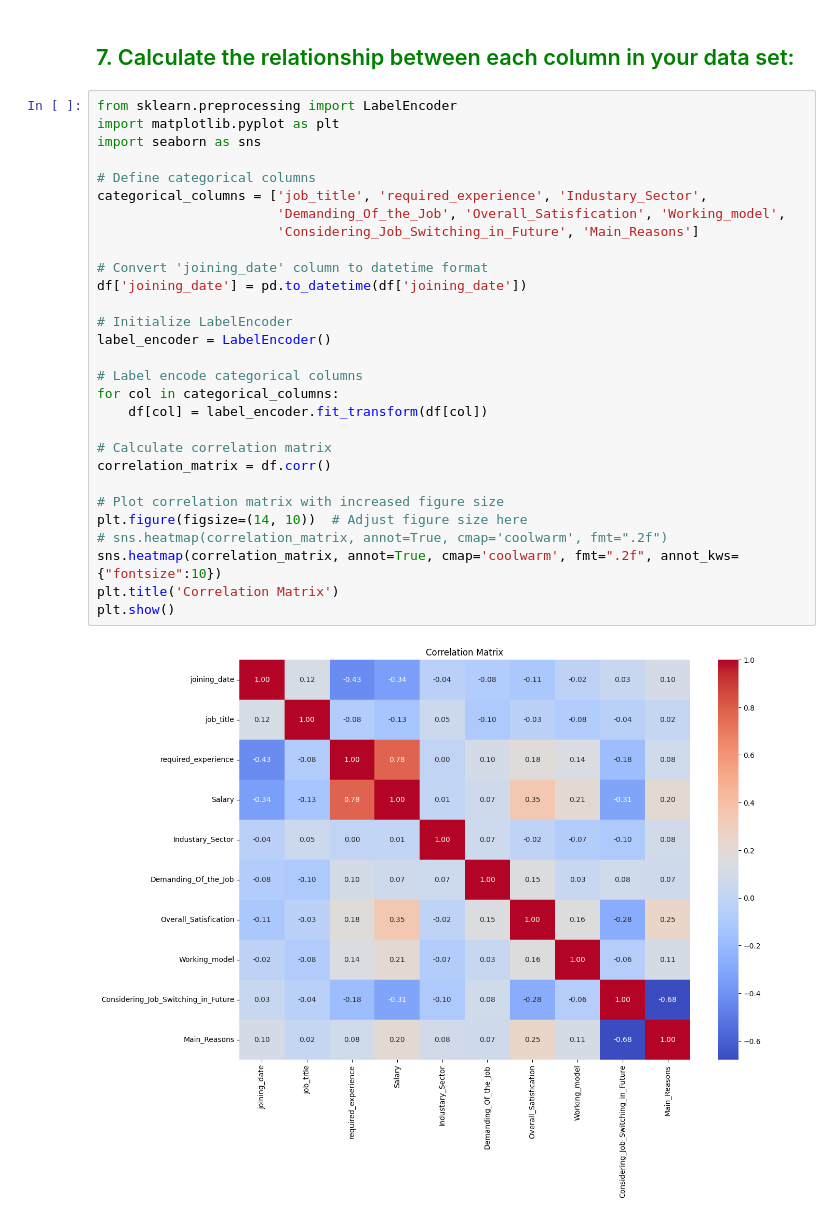
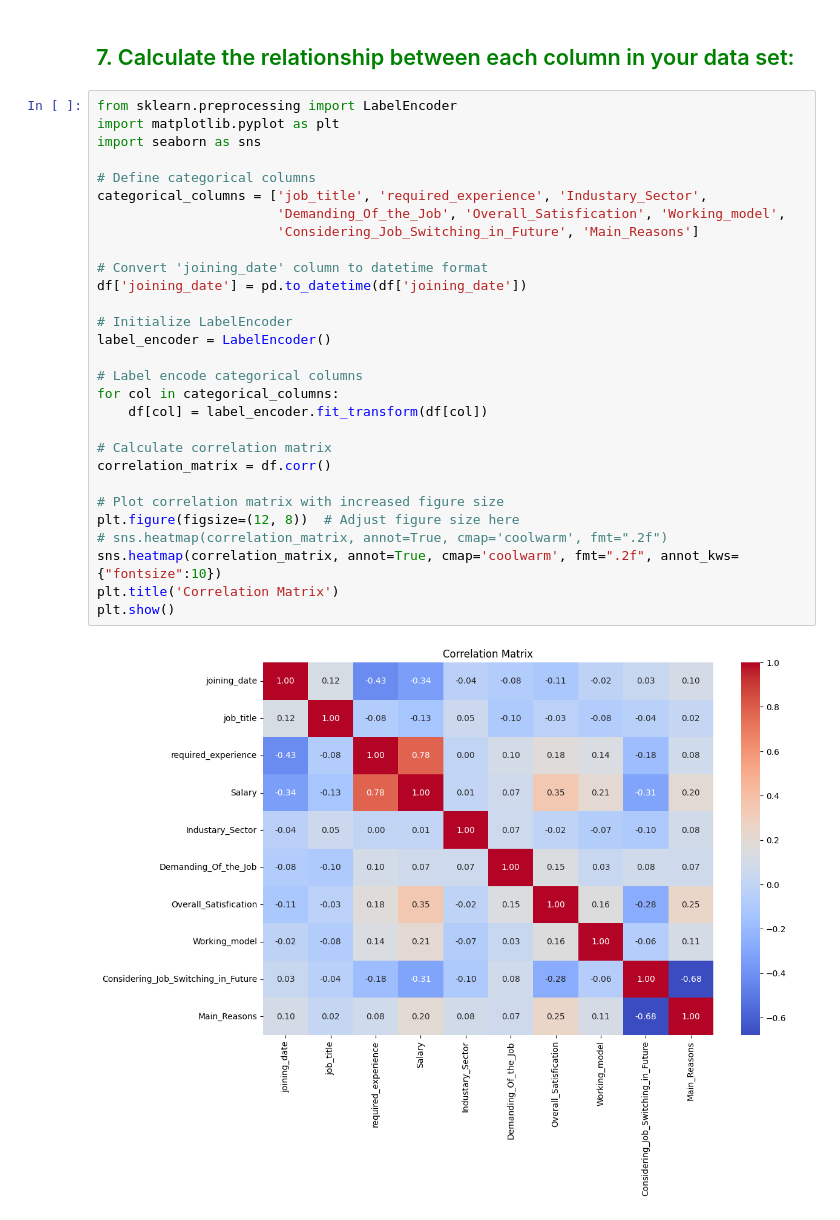
Before and after one commit to MDalamin5/Data-Science-ML, a Jupyter notebook: CSE445/Assignments/Assignment-1/Assignment-1.ipynb, the cells around one changed output. Saved outputs shown, nothing was run; the diff lists cells and outputs as text.

```diff
--- a/CSE445/Assignments/Assignment-1/Assignment-1.ipynb
+++ b/CSE445/Assignments/Assignment-1/Assignment-1.ipynb
@@ -83,31 +89,31 @@ Yes, Scaling might be necessary depending on the range and distribution of the n
 # %%
 from sklearn.preprocessing import LabelEncoder
 import matplotlib.pyplot as plt
 import seaborn as sns
 
 # Define categorical columns
 categorical_columns = ['job_title', 'required_experience', 'Industary_Sector',
                        'Demanding_Of_the_Job', 'Overall_Satisfication', 'Working_model',
                        'Considering_Job_Switching_in_Future', 'Main_Reasons']
 
 # Convert 'joining_date' column to datetime format
 df['joining_date'] = pd.to_datetime(df['joining_date'])
 
 # Initialize LabelEncoder
 label_encoder = LabelEncoder()
 
 # Label encode categorical columns
 for col in categorical_columns:
     df[col] = label_encoder.fit_transform(df[col])
 
 # Calculate correlation matrix
 correlation_matrix = df.corr()
 
 # Plot correlation matrix with increased figure size
-plt.figure(figsize=(14, 10))  # Adjust figure size here
+plt.figure(figsize=(12, 8))  # Adjust figure size here
 # sns.heatmap(correlation_matrix, annot=True, cmap='coolwarm', fmt=".2f")
 sns.heatmap(correlation_matrix, annot=True, cmap='coolwarm', fmt=".2f", annot_kws={"fontsize":10})
 plt.title('Correlation Matrix')
 plt.show()
 # %% [output]
-[figure, old version]
+[figure, new version]
```
Also changed, not shown: parts of 1 cell of this notebook, 17 other files.
